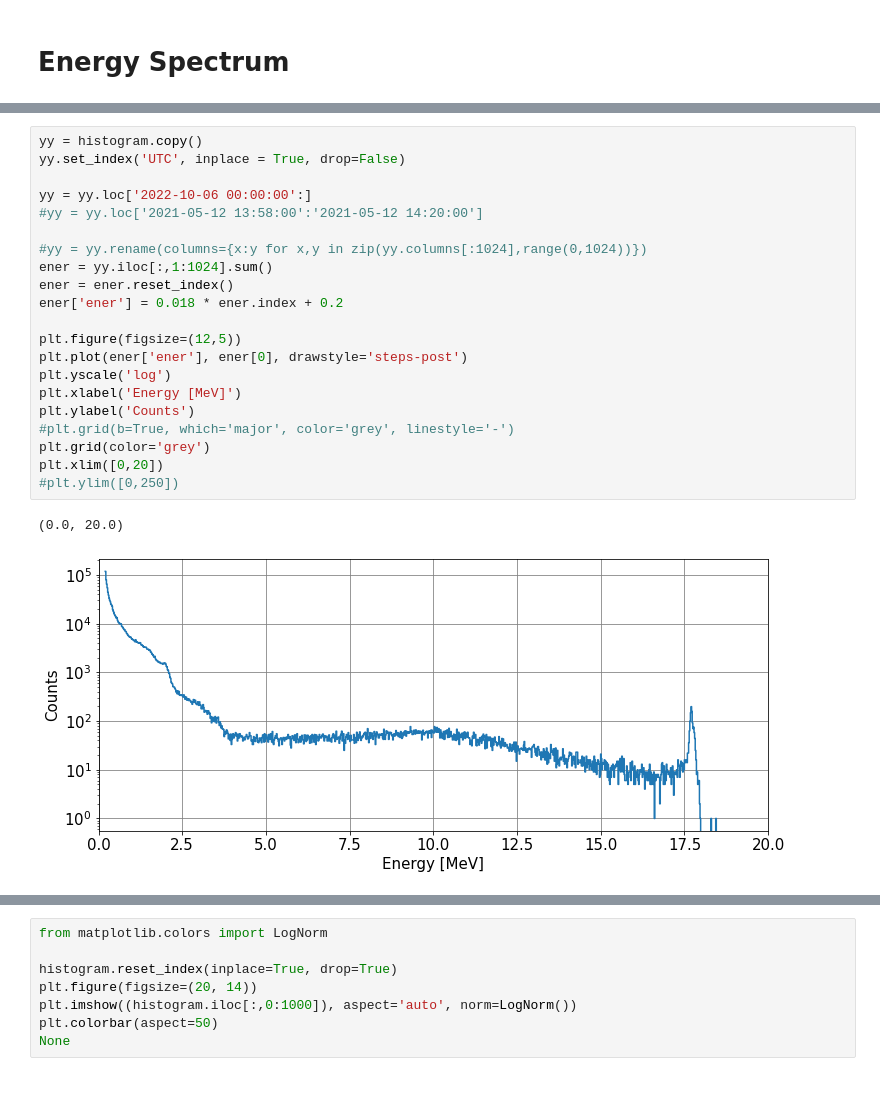
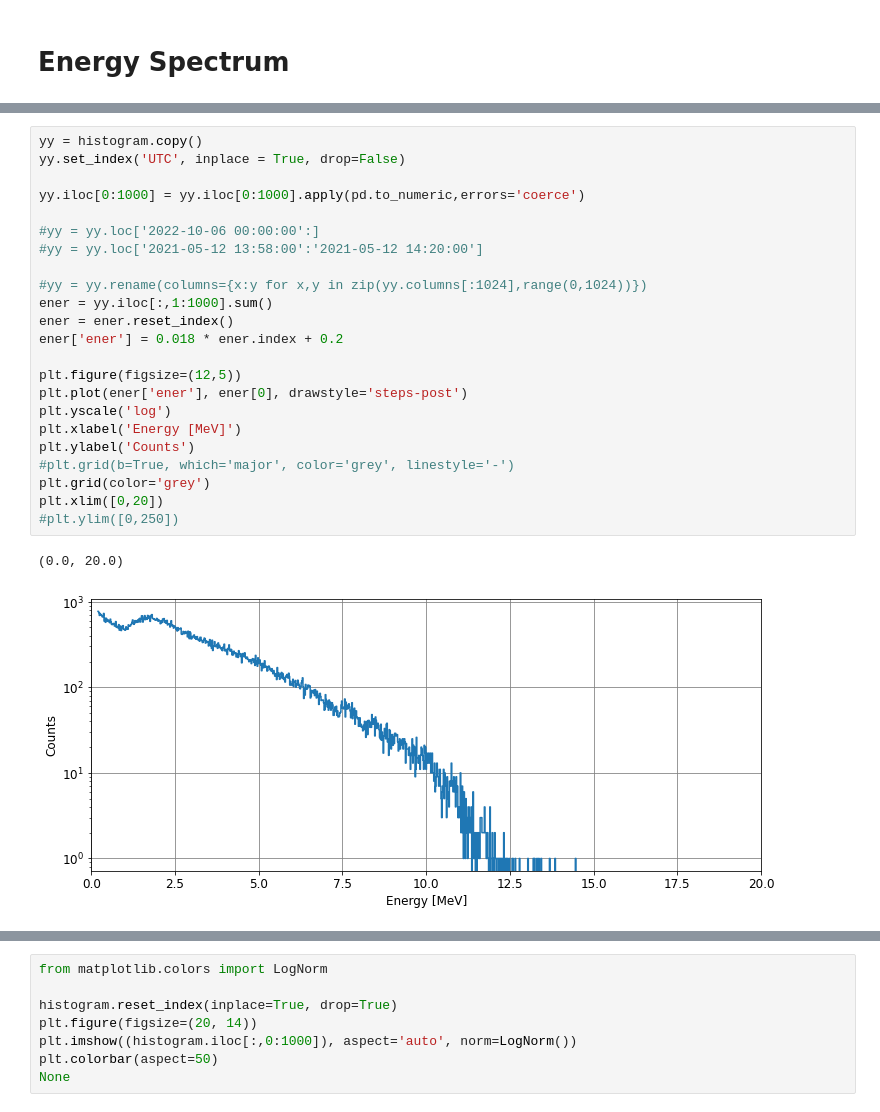
Before and after one commit to ODZ-UJF-AV-CR/Fik-8, a Jupyter notebook: notebooks/let.ipynb, the cells around one changed output, grey strips where cells are left out. Drawn from its saved outputs; the diff is of its cells as text.

```diff
--- a/notebooks/let.ipynb
+++ b/notebooks/let.ipynb
@@ -725,24 +742,26 @@ Invalid limit will be ignored.
 # %%
 yy = histogram.copy()
 yy.set_index('UTC', inplace = True, drop=False)
 
-yy = yy.loc['2022-10-06 00:00:00':]
+yy.iloc[0:1000] = yy.iloc[0:1000].apply(pd.to_numeric,errors='coerce')
+
+#yy = yy.loc['2022-10-06 00:00:00':]
 #yy = yy.loc['2021-05-12 13:58:00':'2021-05-12 14:20:00']
 
 #yy = yy.rename(columns={x:y for x,y in zip(yy.columns[:1024],range(0,1024))})
-ener = yy.iloc[:,1:1024].sum()
+ener = yy.iloc[:,1:1000].sum()
 ener = ener.reset_index()
 ener['ener'] = 0.018 * ener.index + 0.2
 
 plt.figure(figsize=(12,5))
 plt.plot(ener['ener'], ener[0], drawstyle='steps-post')
 plt.yscale('log')
 plt.xlabel('Energy [MeV]')
 plt.ylabel('Counts')
 #plt.grid(b=True, which='major', color='grey', linestyle='-')
 plt.grid(color='grey')
 plt.xlim([0,20])
 #plt.ylim([0,250])
 # %% [output]
 (0.0, 20.0)
-[figure, old version]
+[figure, new version]
```
Also changed, not shown: parts of 3 cells of this notebook.
